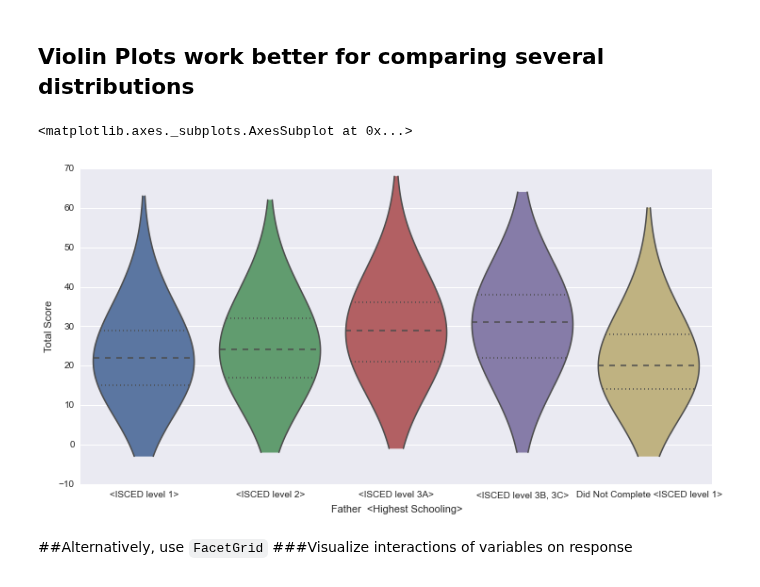
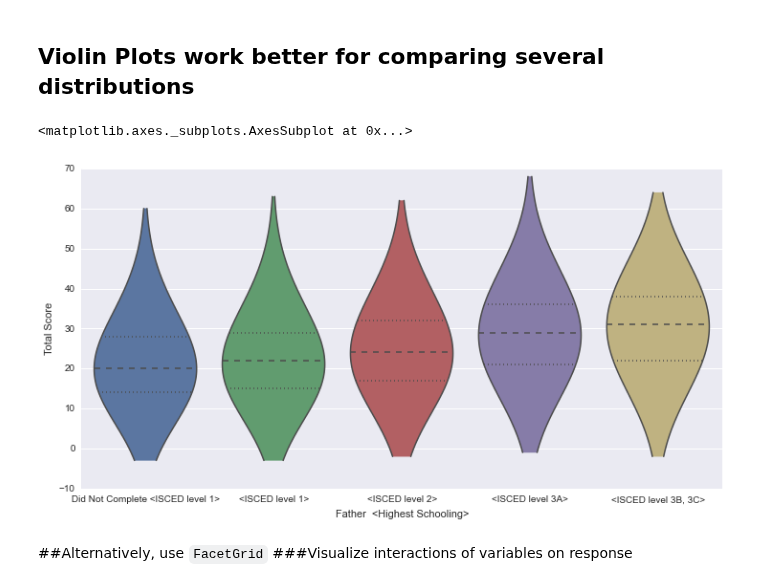
Before and after one commit to dsakagi/odsc-pisa, a Jupyter notebook: PISAMEX.ipynb, the cells around one changed output. Saved outputs shown, nothing was run; the diff lists cells and outputs as text; code cells hidden in the pictures.

```diff
--- a/PISAMEX.ipynb
+++ b/PISAMEX.ipynb
@@ -417,15 +417,18 @@ pylab.legend()
 # %% [markdown]
 ## Violin Plots work better for comparing several distributions
 # %%
+plot_order = ['Did Not Complete <ISCED level 1>', '<ISCED level 1>', '<ISCED level 2>',
+              '<ISCED level 3A>', '<ISCED level 3B, 3C>']
 nonnull_subset = data['Total Score'].notnull()
 plt.figure(figsize=(12, 6))
 sns.violinplot(data['Total Score'][nonnull_subset],
                data['Father  <Highest Schooling>'][nonnull_subset],
                inner='box',
+               order=plot_order,
                bw=1)
 # %% [output]
 <matplotlib.axes._subplots.AxesSubplot at 0x...>
-[figure, old version]
+[figure, new version]
 # %% [markdown]
 ##Alternatively, use `FacetGrid`
 ###Visualize interactions of variables on response
```
Also changed, not shown: parts of 14 cells of this notebook.
